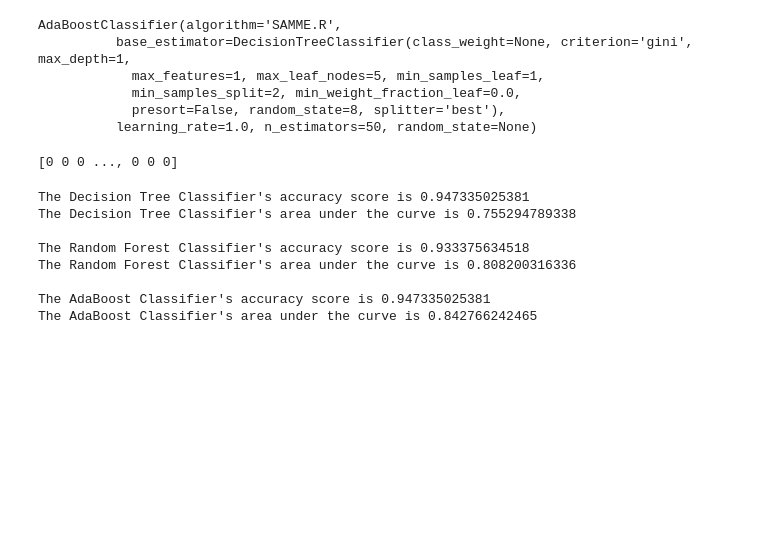
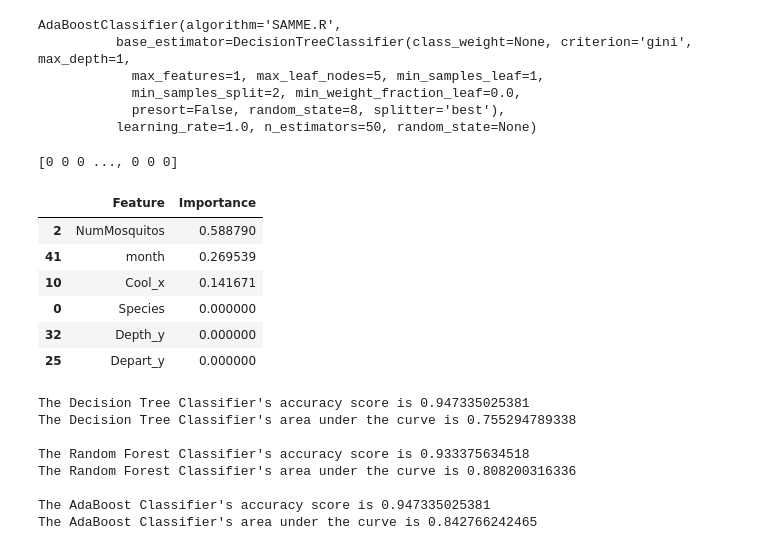
Before and after one commit to tamisalex/TeamPenguinWestNileKaggle, a Jupyter notebook: dataviz/classifier.ipynb, the cells around one changed output. Drawn from its saved outputs; the diff is of its cells as text; code cells hidden in the pictures; blank space fills up the shorter version.

```diff
--- a/dataviz/classifier.ipynb
+++ b/dataviz/classifier.ipynb
@@ -235,6 +246,17 @@ print predictedAda
 probsAda = abClf.predict_proba(X_test)
 # %% [output]
 [0 0 0 ..., 0 0 0]
+# %%
+pd.DataFrame({'Feature':X.columns,
+              'Importance':abClf.feature_importances_}).sort_values('Importance', ascending=False).head(6)
+# %% [output]
+|  | Feature | Importance |
+| 2 | NumMosquitos | 0.588790 |
+| 41 | month | 0.269539 |
+| 10 | Cool_x | 0.141671 |
+| 0 | Species | 0.000000 |
+| 32 | Depth_y | 0.000000 |
+| 25 | Depart_y | 0.000000 |
 # %%
 # generate evaluation metrics
 
```
Also changed, not shown: parts of 4 cells of this notebook, 1 other file.
